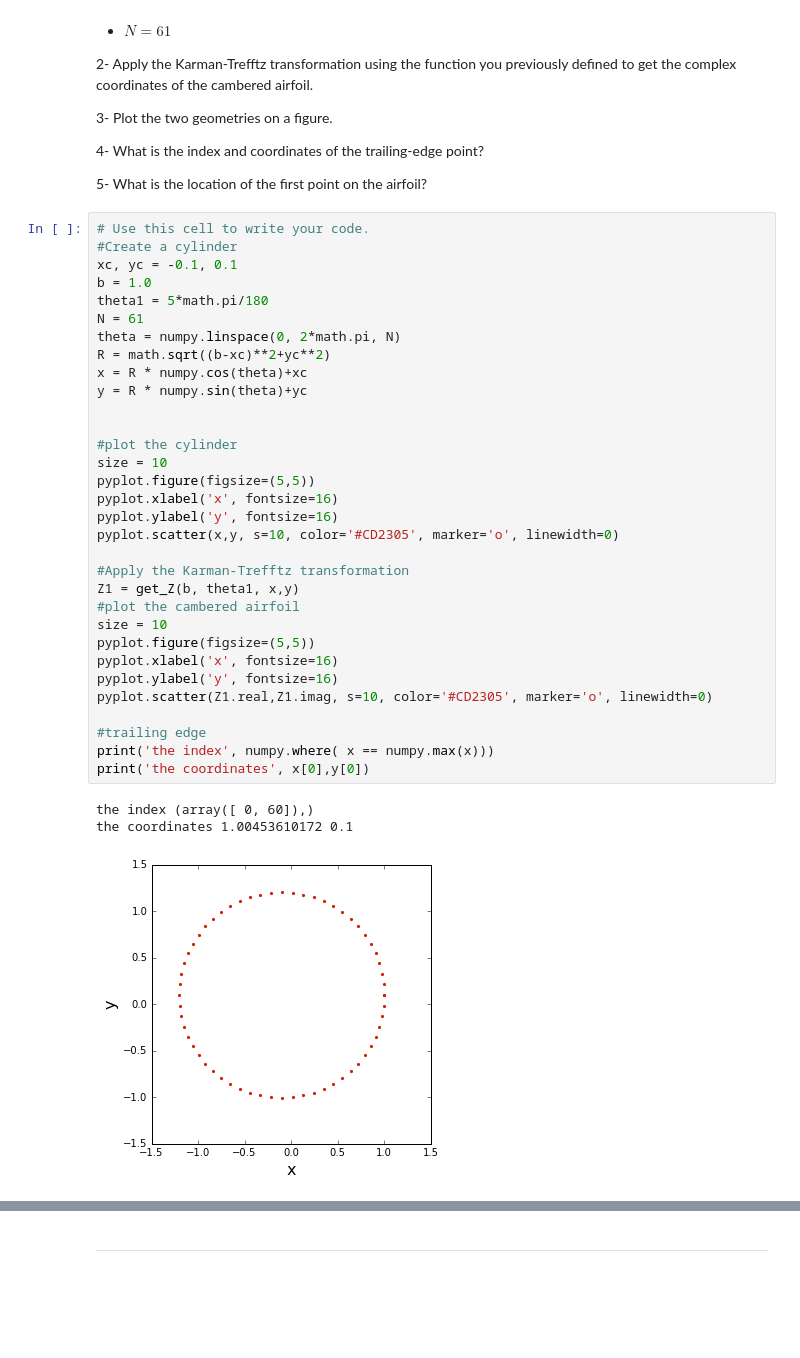
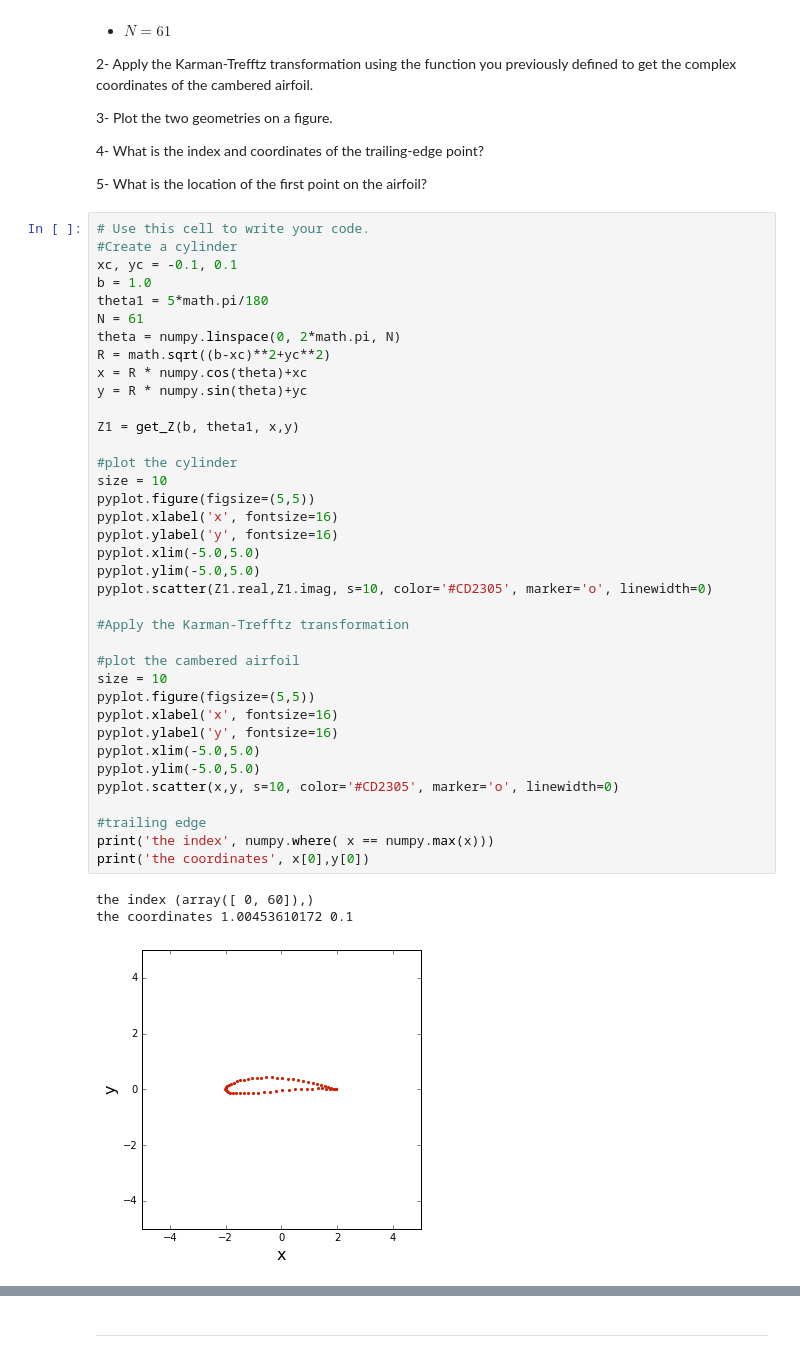
Before and after one commit to Dmphelps89/MAE6226-1, a Jupyter notebook: midterm/midterm.ipynb, the cells around one changed output, grey strips where cells are left out. Cells and saved outputs as stored; diff of their text form; blank space fills up the shorter version.

```diff
--- a/midterm/midterm.ipynb
+++ b/midterm/midterm.ipynb
@@ -100,34 +100,39 @@ Use the following parameters:
 #Create a cylinder
 xc, yc = -0.1, 0.1
 b = 1.0
 theta1 = 5*math.pi/180
 N = 61
 theta = numpy.linspace(0, 2*math.pi, N)
 R = math.sqrt((b-xc)**2+yc**2)
 x = R * numpy.cos(theta)+xc
 y = R * numpy.sin(theta)+yc
 
+Z1 = get_Z(b, theta1, x,y)
 
 #plot the cylinder
 size = 10
 pyplot.figure(figsize=(5,5))
 pyplot.xlabel('x', fontsize=16)
 pyplot.ylabel('y', fontsize=16)
-pyplot.scatter(x,y, s=10, color='#CD2305', marker='o', linewidth=0)
+pyplot.xlim(-5.0,5.0)
+pyplot.ylim(-5.0,5.0)
+pyplot.scatter(Z1.real,Z1.imag, s=10, color='#CD2305', marker='o', linewidth=0)
 
 #Apply the Karman-Trefftz transformation
-Z1 = get_Z(b, theta1, x,y)
+
 #plot the cambered airfoil
 size = 10
 pyplot.figure(figsize=(5,5))
 pyplot.xlabel('x', fontsize=16)
 pyplot.ylabel('y', fontsize=16)
-pyplot.scatter(Z1.real,Z1.imag, s=10, color='#CD2305', marker='o', linewidth=0)
+pyplot.xlim(-5.0,5.0)
+pyplot.ylim(-5.0,5.0)
+pyplot.scatter(x,y, s=10, color='#CD2305', marker='o', linewidth=0)
 
 #trailing edge
 print('the index', numpy.where( x == numpy.max(x)))
 print('the coordinates', x[0],y[0])
 # %% [output]
 the index (array([ 0, 60]),)
 the coordinates 1.00453610172 0.1
-[figure, old version]
+[figure, new version]
```
Also changed, not shown: parts of 6 cells of this notebook.
